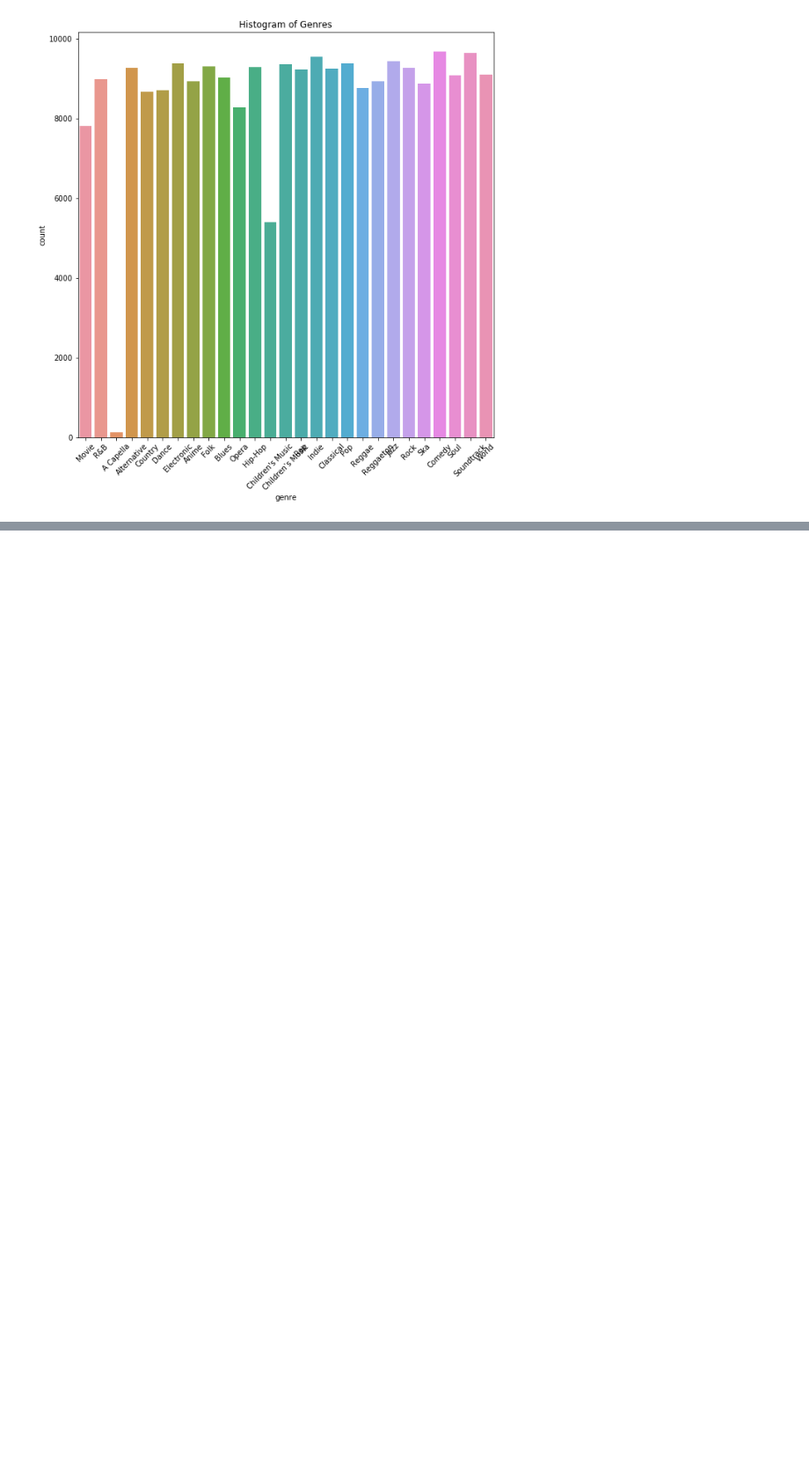
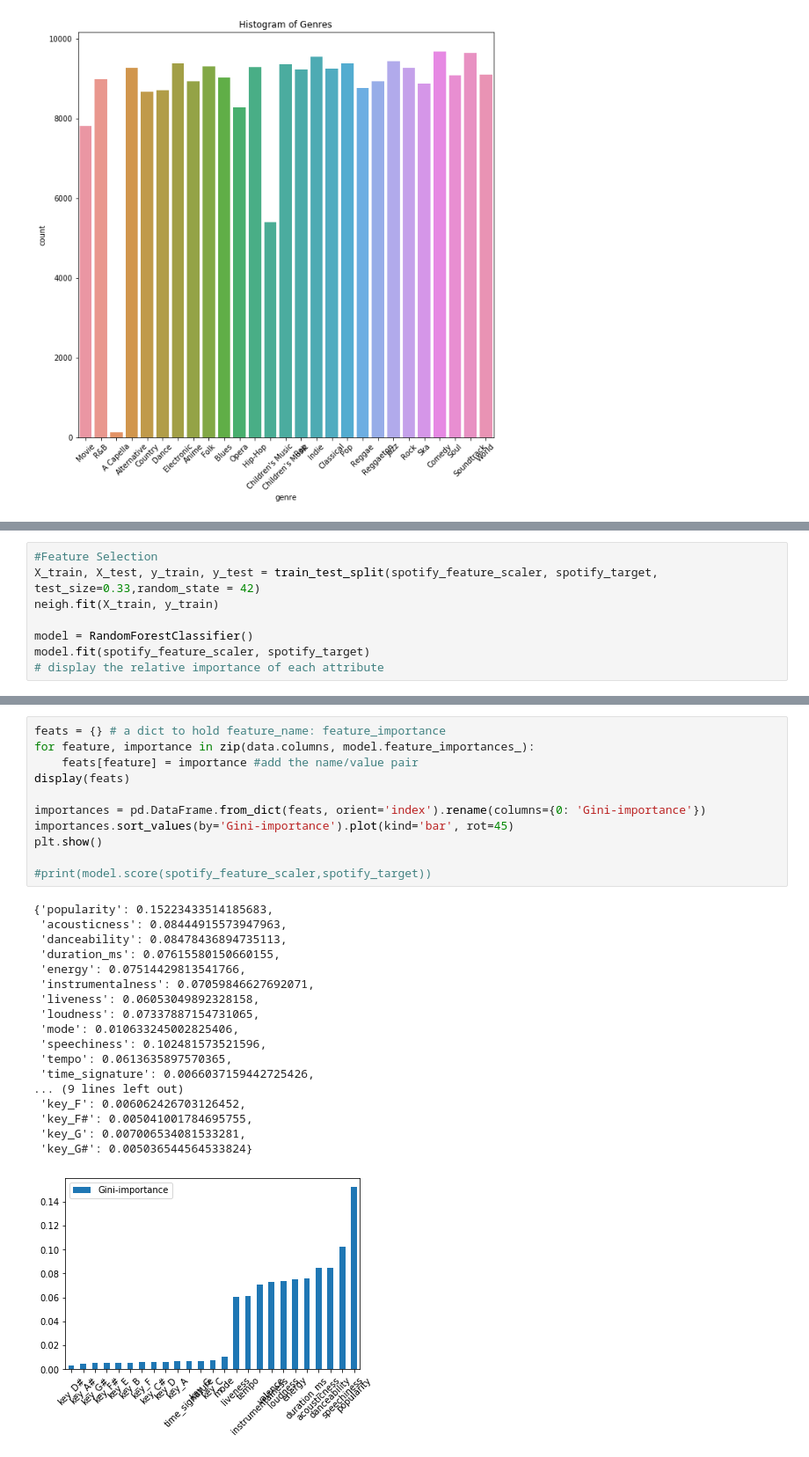
Before and after one commit to iarhbahsir/spotify-genre, a Jupyter notebook: DataCleaning.ipynb, the cells around one changed output, grey strips where cells are left out. Shown at 88% size. Saved outputs shown, nothing was run; the diff lists cells and outputs as text; blank space fills up the shorter version.

```diff
--- a/DataCleaning.ipynb
+++ b/DataCleaning.ipynb
@@ -271,0 +313,8 @@ multi class accuracy
+# %%
+#Feature Selection
+X_train, X_test, y_train, y_test = train_test_split(spotify_feature_scaler, spotify_target, test_size=0.33,random_state = 42)
+neigh.fit(X_train, y_train)
+
+model = RandomForestClassifier()
+model.fit(spotify_feature_scaler, spotify_target)
+# display the relative importance of each attribute
@@ -271,0 +330,30 @@ multi class accuracy
+# %%
+feats = {} # a dict to hold feature_name: feature_importance
+for feature, importance in zip(data.columns, model.feature_importances_):
+    feats[feature] = importance #add the name/value pair
+display(feats)
+
+importances = pd.DataFrame.from_dict(feats, orient='index').rename(columns={0: 'Gini-importance'})
+importances.sort_values(by='Gini-importance').plot(kind='bar', rot=45)
+plt.show()
+
+#print(model.score(spotify_feature_scaler,spotify_target))
+# %% [output]
+{'popularity': 0.15223433514185683,
+ 'acousticness': 0.08444915573947963,
+ 'danceability': 0.08478436894735113,
+ 'duration_ms': 0.07615580150660155,
+ 'energy': 0.07514429813541766,
+ 'instrumentalness': 0.07059846627692071,
+ 'liveness': 0.06053049892328158,
+ 'loudness': 0.07337887154731065,
+ 'mode': 0.010633245002825406,
+ 'speechiness': 0.102481573521596,
+ 'tempo': 0.0613635897570365,
+ 'time_signature': 0.0066037159442725426,
+... (9 lines left out)
+ 'key_F': 0.006062426703126452,
+ 'key_F#': 0.005041001784695755,
+ 'key_G': 0.007006534081533281,
+ 'key_G#': 0.005036544564533824}
+[figure, added]
```
Also changed, not shown: parts of 7 cells of this notebook.
